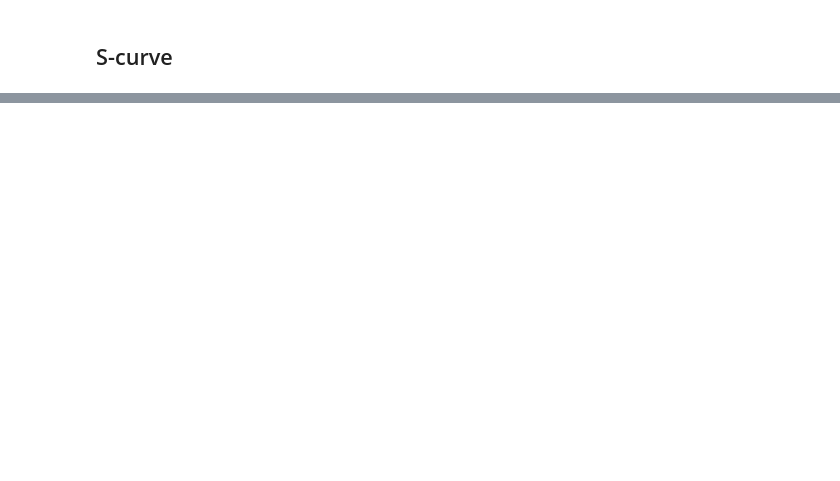
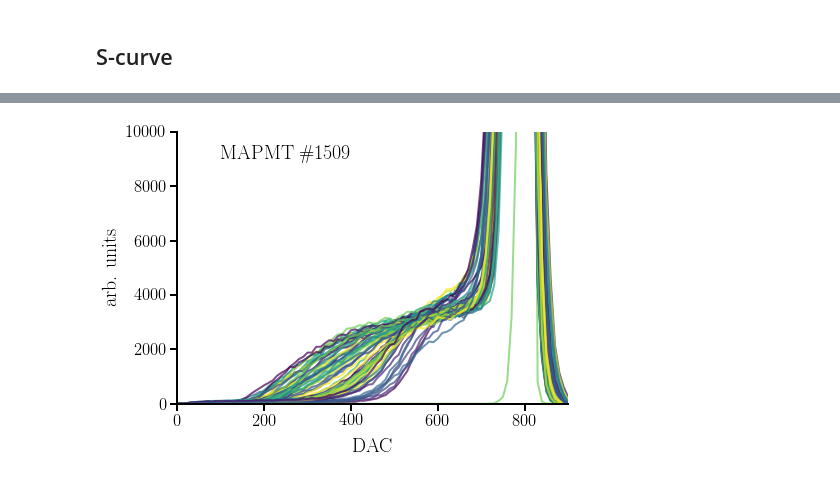
Before and after one commit to cescalara/pmt_gain_comparison, a Jupyter notebook: explain_scurve.ipynb, the cells around one changed output, grey strips where cells are left out. Saved outputs shown, nothing was run; the diff lists cells and outputs as text; code cells hidden in the pictures; blank space fills up the shorter version.

```diff
--- a/explain_scurve.ipynb
+++ b/explain_scurve.ipynb
@@ -83,0 +112,35 @@ fig.savefig('figures/explain_scurve.pdf', dpi=500, bbox_inches='tight')
+# %%
+setup=np.genfromtxt('setup.dat', dtype=None)
+unpot_data = 'unpotted_data/'
+
+# Choose PMT (0-13)
+i = 3
+
+# Load fixed config
+PMT=int(setup[i][0])
+ped=setup[i][1]
+corrfac=setup[i][2]
+k=setup[i][3]
+ASIC=setup[i][4]
+y_lim = 10000
+
+for file in os.listdir(unpot_data):
+    if fnmatch.fnmatch(file,'*'+str(PMT)+'*'):
+        unpot = unpot_data+file
+# %%
+DAC_PM_unpot, pmt_unpot = pltPMT(unpot)
+
+cool_cycler = cycler(color=plt.cm.viridis(np.linspace(0, 1, 10)))
+# %%
+fig, ax = plt.subplots()
+fig.set_size_inches(7, 5)
+ax.set_prop_cycle(cool_cycler)
+ax.plot(DAC_PM_unpot, pmt_unpot, alpha=0.7)
+ax.set_ylim(0, 1e4)
+
+ax.set_xlabel('DAC', labelpad=10, fontsize=fs)
+ax.set_ylabel('arb. units', labelpad=5, fontsize=fs)
+ax.text(100, 9000, 'MAPMT \#' + str(PMT), fontsize=fs)
+fig.savefig('figures/scurve_pmt_1509.pdf', dpi=500, bbox_inches='tight')
+# %% [output]
+[figure, added]
```
Also changed, not shown: parts of 14 cells of this notebook, 6 other files.
